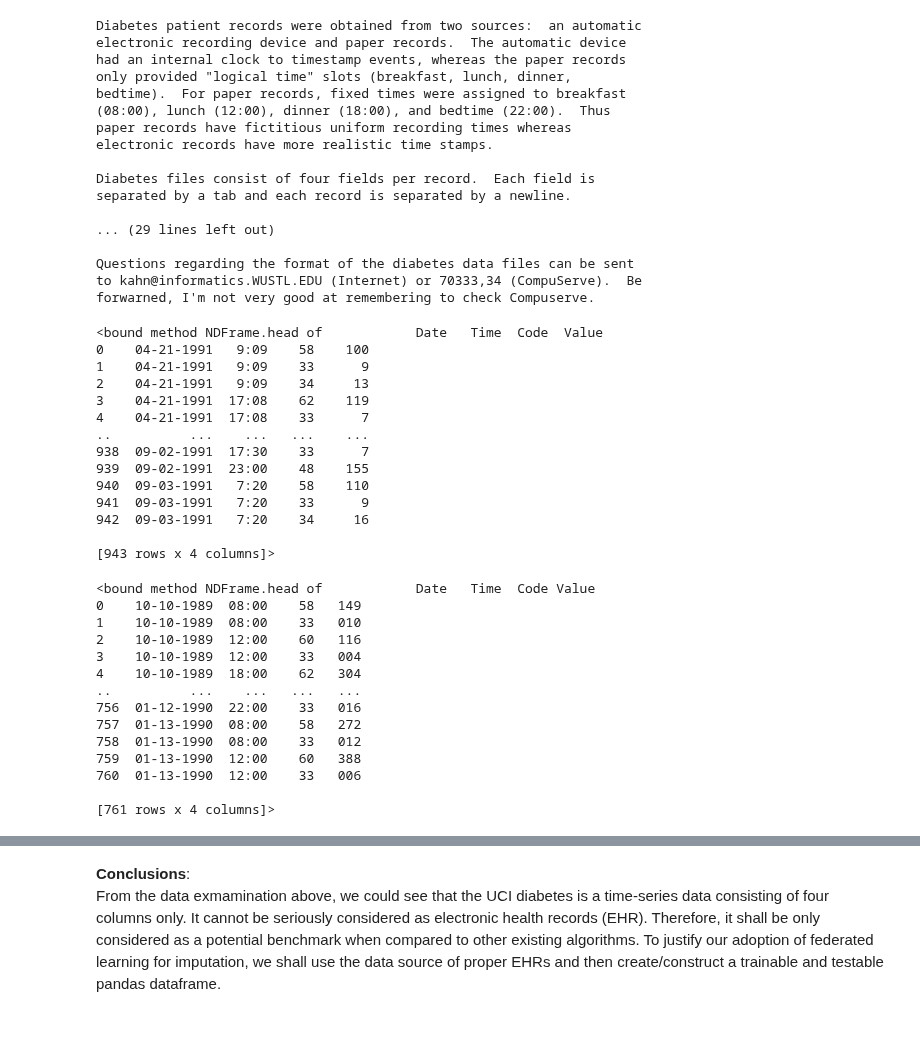
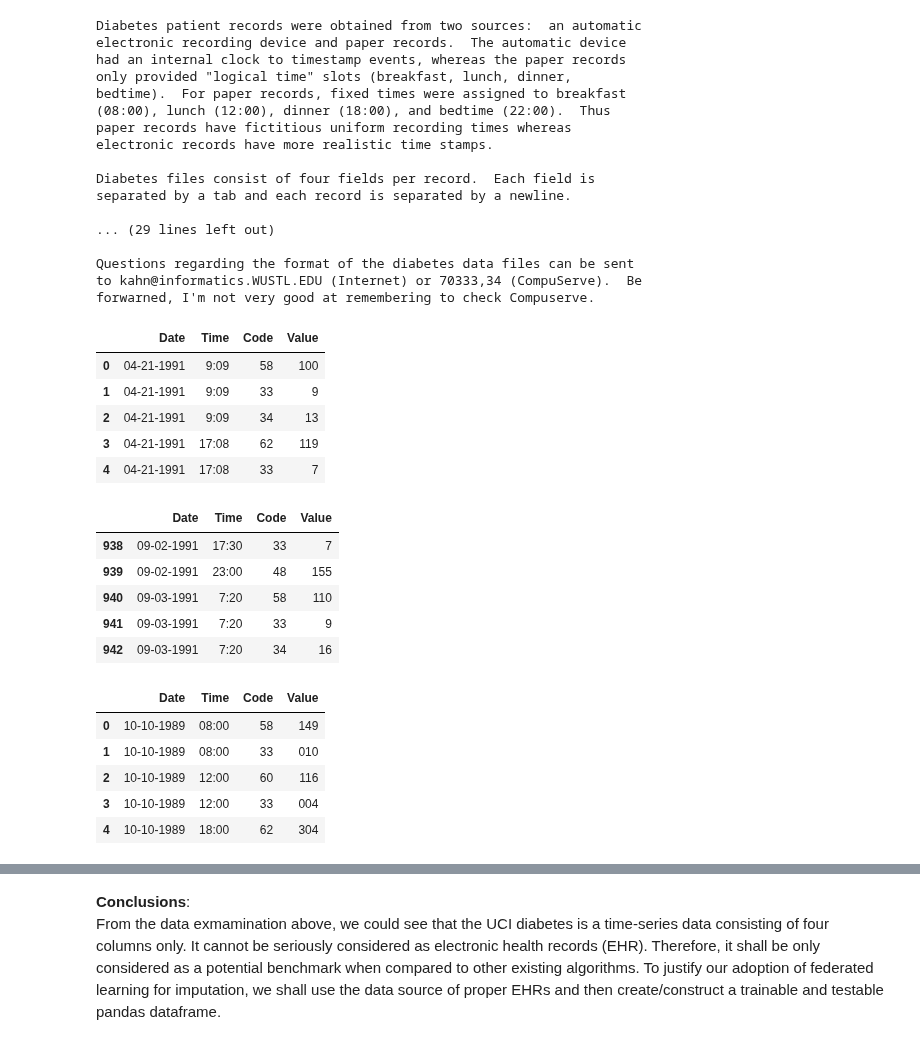
Before and after one commit to Orthologues/VAEQL_plus_Imputation, a Jupyter notebook: data_exploration.ipynb, the cells around one changed output, grey strips where cells are left out. Cells and saved outputs as stored; diff of their text form; code cells hidden in the pictures.

```diff
--- a/data_exploration.ipynb
+++ b/data_exploration.ipynb
@@ -133,36 +133,29 @@ diabetes_columns = ["Date", "Time", "Code", "Value"]
 uci_diabetes_df1 = pd.read_csv("UCI_ML_data/diabetes/Diabetes-Data/data-01", sep="\t", names=diabetes_columns)
 uci_diabetes_df2 = pd.read_csv("UCI_ML_data/diabetes/Diabetes-Data/data-02", sep="\t", names=diabetes_columns)
 # %%
-uci_diabetes_df1.head
+uci_diabetes_df1.head()
 # %% [output]
-<bound method NDFrame.head of            Date   Time  Code  Value
-0    04-21-1991   9:09    58    100
-1    04-21-1991   9:09    33      9
-2    04-21-1991   9:09    34     13
-3    04-21-1991  17:08    62    119
-4    04-21-1991  17:08    33      7
-..          ...    ...   ...    ...
-938  09-02-1991  17:30    33      7
-939  09-02-1991  23:00    48    155
-940  09-03-1991   7:20    58    110
-941  09-03-1991   7:20    33      9
-942  09-03-1991   7:20    34     16
-
-[943 rows x 4 columns]>
+|  | Date | Time | Code | Value |
+| 0 | 04-21-1991 | 9:09 | 58 | 100 |
+| 1 | 04-21-1991 | 9:09 | 33 | 9 |
+| 2 | 04-21-1991 | 9:09 | 34 | 13 |
+| 3 | 04-21-1991 | 17:08 | 62 | 119 |
+| 4 | 04-21-1991 | 17:08 | 33 | 7 |
+# %%
+uci_diabetes_df1.tail()
+# %% [output]
+|  | Date | Time | Code | Value |
+| 938 | 09-02-1991 | 17:30 | 33 | 7 |
+| 939 | 09-02-1991 | 23:00 | 48 | 155 |
+| 940 | 09-03-1991 | 7:20 | 58 | 110 |
+| 941 | 09-03-1991 | 7:20 | 33 | 9 |
+| 942 | 09-03-1991 | 7:20 | 34 | 16 |
 # %%
-uci_diabetes_df2.head
+uci_diabetes_df2.head()
 # %% [output]
-<bound method NDFrame.head of            Date   Time  Code Value
-0    10-10-1989  08:00    58   149
-1    10-10-1989  08:00    33   010
-2    10-10-1989  12:00    60   116
-3    10-10-1989  12:00    33   004
-4    10-10-1989  18:00    62   304
-..          ...    ...   ...   ...
-756  01-12-1990  22:00    33   016
-757  01-13-1990  08:00    58   272
-758  01-13-1990  08:00    33   012
-759  01-13-1990  12:00    60   388
-760  01-13-1990  12:00    33   006
-
-[761 rows x 4 columns]>
+|  | Date | Time | Code | Value |
+| 0 | 10-10-1989 | 08:00 | 58 | 149 |
+| 1 | 10-10-1989 | 08:00 | 33 | 010 |
+| 2 | 10-10-1989 | 12:00 | 60 | 116 |
+| 3 | 10-10-1989 | 12:00 | 33 | 004 |
+| 4 | 10-10-1989 | 18:00 | 62 | 304 |
```
Also changed, not shown: parts of 7 cells of this notebook.
